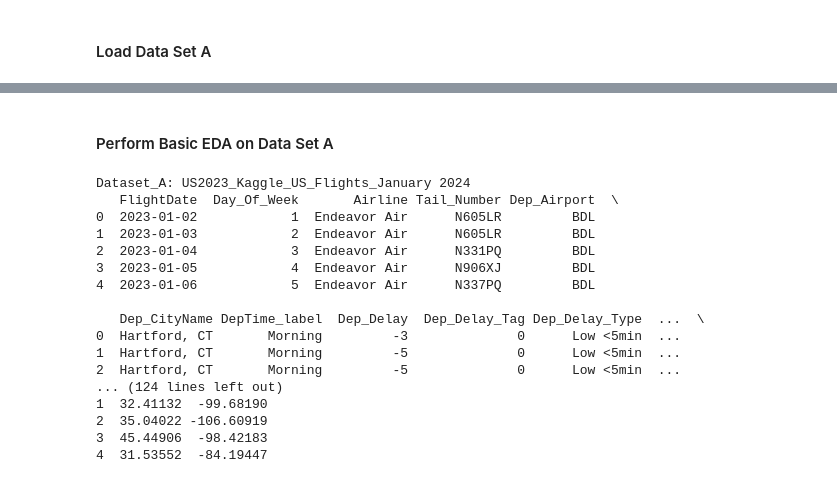
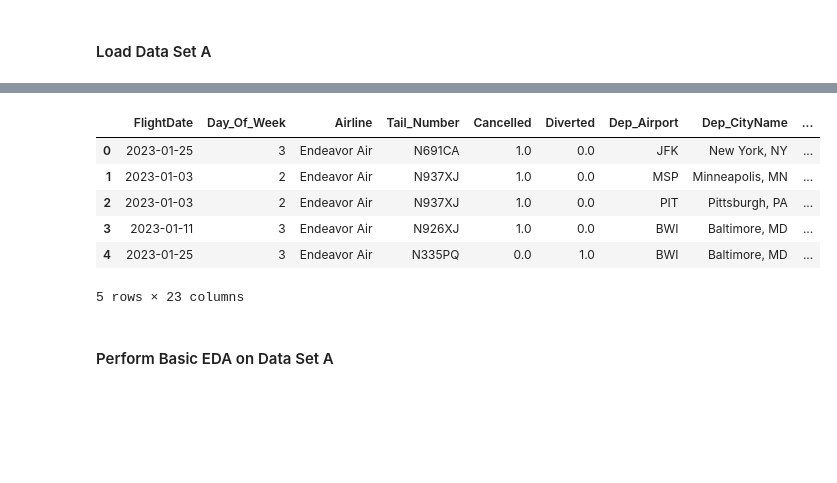
Before and after one commit to diego-mogollon/lateguru, a Jupyter notebook: notebooks/EDA_D.ipynb, the cells around one changed output, grey strips where cells are left out. Drawn from its saved outputs; the diff is of its cells as text; code cells hidden in the pictures; blank space fills up the shorter version.

```diff
--- a/notebooks/EDA_D.ipynb
+++ b/notebooks/EDA_D.ipynb
@@ -44,26 +83,13 @@ dataset_a_files = load_datasets(dataset_a)
+# %%
+#Inspect Cancelled data set
+da_cancelled_flights.head()
+# %% [output]
+|  | FlightDate | Day_Of_Week | Airline | Tail_Number | Cancelled | Diverted | Dep_Airport | Dep_CityName | ... |
+| 0 | 2023-01-25 | 3 | Endeavor Air | N691CA | 1.0 | 0.0 | JFK | New York, NY | ... |
+| 1 | 2023-01-03 | 2 | Endeavor Air | N937XJ | 1.0 | 0.0 | MSP | Minneapolis, MN | ... |
+| 2 | 2023-01-03 | 2 | Endeavor Air | N937XJ | 1.0 | 0.0 | PIT | Pittsburgh, PA | ... |
+| 3 | 2023-01-11 | 3 | Endeavor Air | N926XJ | 1.0 | 0.0 | BWI | Baltimore, MD | ... |
+| 4 | 2023-01-25 | 3 | Endeavor Air | N335PQ | 0.0 | 1.0 | BWI | Baltimore, MD | ... |
+5 rows × 23 columns
 # %% [markdown]
 #### Perform Basic EDA on Data Set A
-# %%
-#Inspect file head
-for name, df in dataset_a_files.items():
-    print(f"Dataset_A: {name}")
-    print(df.head())
-    print("\n")
-# %% [output]
-Dataset_A: US2023_Kaggle_US_Flights_January 2024
-   FlightDate  Day_Of_Week       Airline Tail_Number Dep_Airport  \
-0  2023-01-02            1  Endeavor Air      N605LR         BDL
-1  2023-01-03            2  Endeavor Air      N605LR         BDL
-2  2023-01-04            3  Endeavor Air      N331PQ         BDL
-3  2023-01-05            4  Endeavor Air      N906XJ         BDL
-4  2023-01-06            5  Endeavor Air      N337PQ         BDL
-
-   Dep_CityName DepTime_label  Dep_Delay  Dep_Delay_Tag Dep_Delay_Type  ...  \
-0  Hartford, CT       Morning         -3              0      Low <5min  ...
-1  Hartford, CT       Morning         -5              0      Low <5min  ...
-2  Hartford, CT       Morning         -5              0      Low <5min  ...
-... (124 lines left out)
-1  32.41132  -99.68190
-2  35.04022 -106.60919
-3  45.44906  -98.42183
-4  31.53552  -84.19447
```
Also changed, not shown: parts of 12 cells of this notebook.
